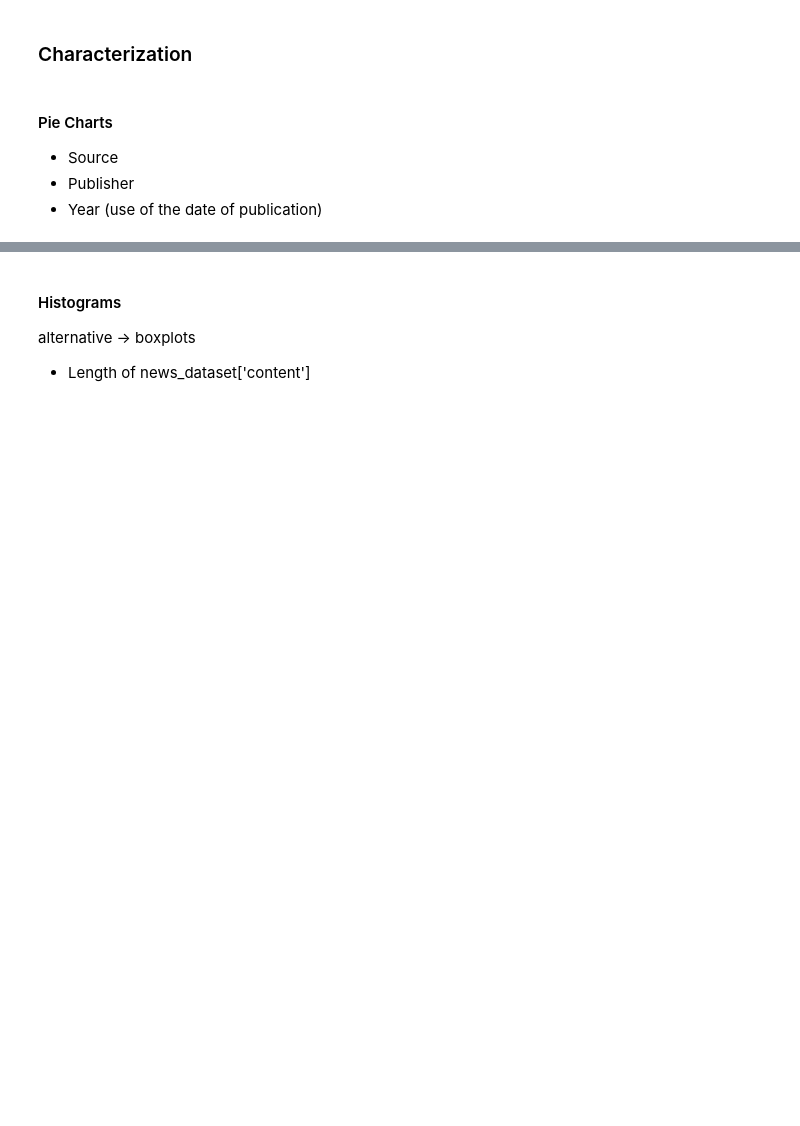
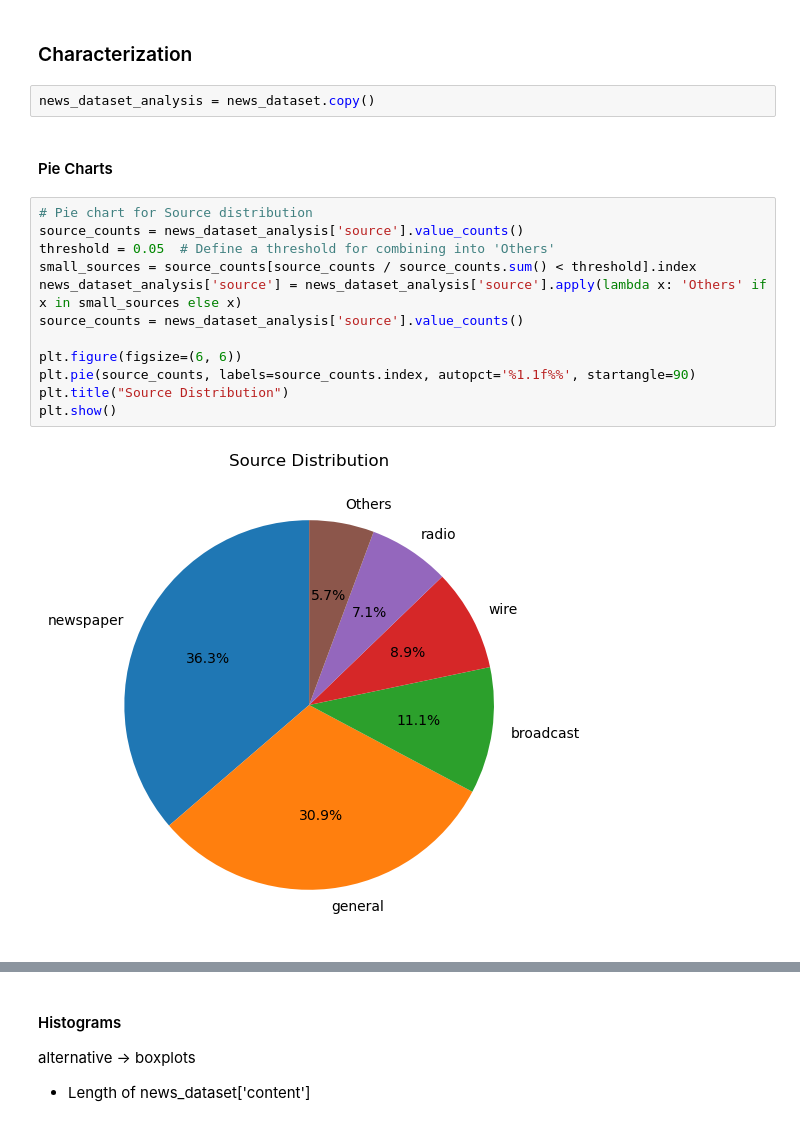
Before and after one commit to diogofonte/feup-pri, a Jupyter notebook: data_preparation/pipeline.ipynb, the cells around one changed output, grey strips where cells are left out. Cells and saved outputs as stored; diff of their text form; blank space fills up the shorter version.

Commit message:
Progress in pie charts

```diff
--- a/data_preparation/pipeline.ipynb
+++ b/data_preparation/pipeline.ipynb
@@ -266,9 +261,21 @@ plt.show()
 NameError: name 'nlp' is not defined
 # %% [markdown]
 ### Characterization
-# %% [markdown]
-#### Pie Charts
-
-- Source
-- Publisher
-- Year (use of the date of publication)
+# %%
+news_dataset_analysis = news_dataset.copy()
+# %% [markdown]
+#### Pie Charts
+# %%
+# Pie chart for Source distribution
+source_counts = news_dataset_analysis['source'].value_counts()
+threshold = 0.05  # Define a threshold for combining into 'Others'
+small_sources = source_counts[source_counts / source_counts.sum() < threshold].index
+news_dataset_analysis['source'] = news_dataset_analysis['source'].apply(lambda x: 'Others' if x in small_sources else x)
+source_counts = news_dataset_analysis['source'].value_counts()
+
+plt.figure(figsize=(6, 6))
+plt.pie(source_counts, labels=source_counts.index, autopct='%1.1f%%', startangle=90)
+plt.title("Source Distribution")
+plt.show()
+# %% [output]
+[figure, added]
```
Also changed, not shown: parts of 5 cells of this notebook.
